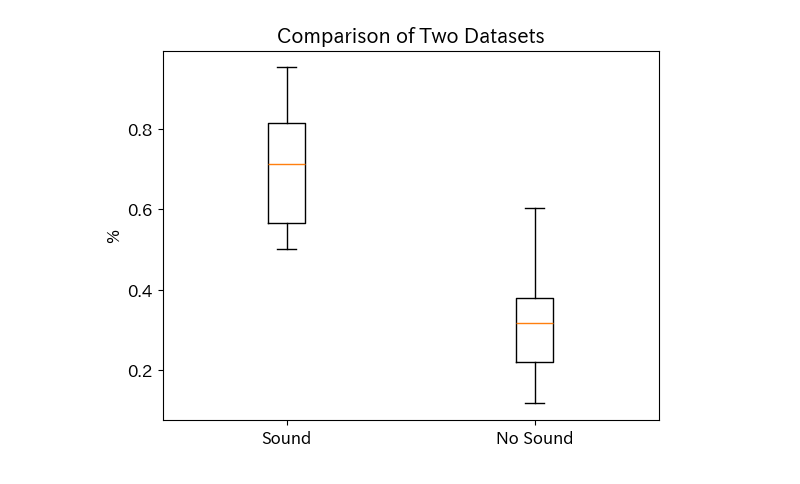
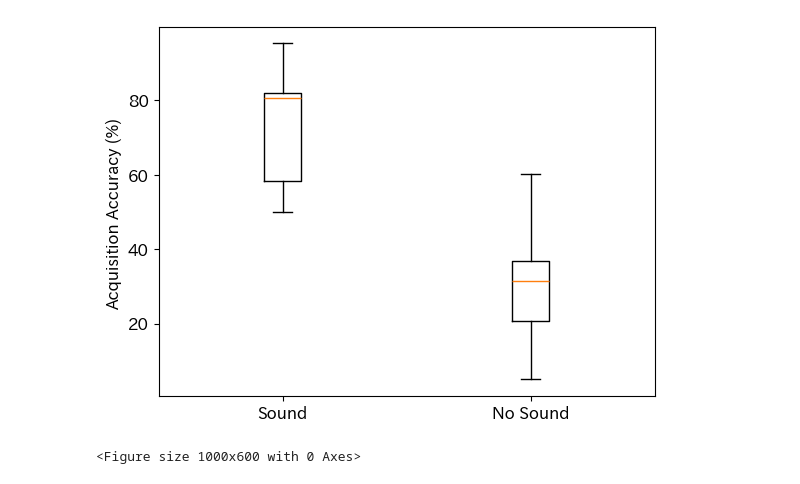
Before and after one commit to takaharayota531/poster-exp-analysis, a Jupyter notebook: 応用アプリケーション定量解析/vr-keyboard.ipynb, the cells around one changed output. Saved outputs shown, nothing was run; the diff lists cells and outputs as text; code cells hidden in the pictures.

```diff
--- a/応用アプリケーション定量解析/vr-keyboard.ipynb
+++ b/応用アプリケーション定量解析/vr-keyboard.ipynb
@@ -421,27 +420,28 @@ print(no_sound_percentage)
 # %%
 import matplotlib.pyplot as plt
 
 # 与えられた 2 つのデータ
-data1 =sound_percentage*100
+data1 =sound_percentage
 
-data2 =no_sound_percentage*100
+data2 =no_sound_percentage
 
 # ネストしたリストになっているので、箱ひげ図に渡しやすいように 1 次元リストに平坦化する
-data1_flat = [val[0] for val in data1]
-data2_flat = [val[0] for val in data2]
+data1_flat = [val[0]*100 for val in data1]
+data2_flat = [val[0]*100 for val in data2]
 
 # matplotlib の boxplot に渡すデータをリスト化
 data_for_plot = [data1_flat, data2_flat]
 
 # 箱ひげ図を作成
 fig, ax = plt.subplots()
 ax.boxplot(data_for_plot, labels=['Sound', 'No Sound'])
 
 # 軸ラベルやタイトルなどを付ける（お好みで調整）
-ax.set_ylabel('%')
-ax.set_title('Comparison of Two Datasets')
-
+ax.set_ylabel('Acquisition Accuracy (%) ')
+ax.set_title('')
+plt.figure(figsize=(10, 6))
 # 描画
 plt.show()
 # %% [output]
-[figure, old version]
+[figure, new version]
+<Figure size 1000x600 with 0 Axes>
```
Also changed, not shown: parts of 6 cells of this notebook, 14 other files.
